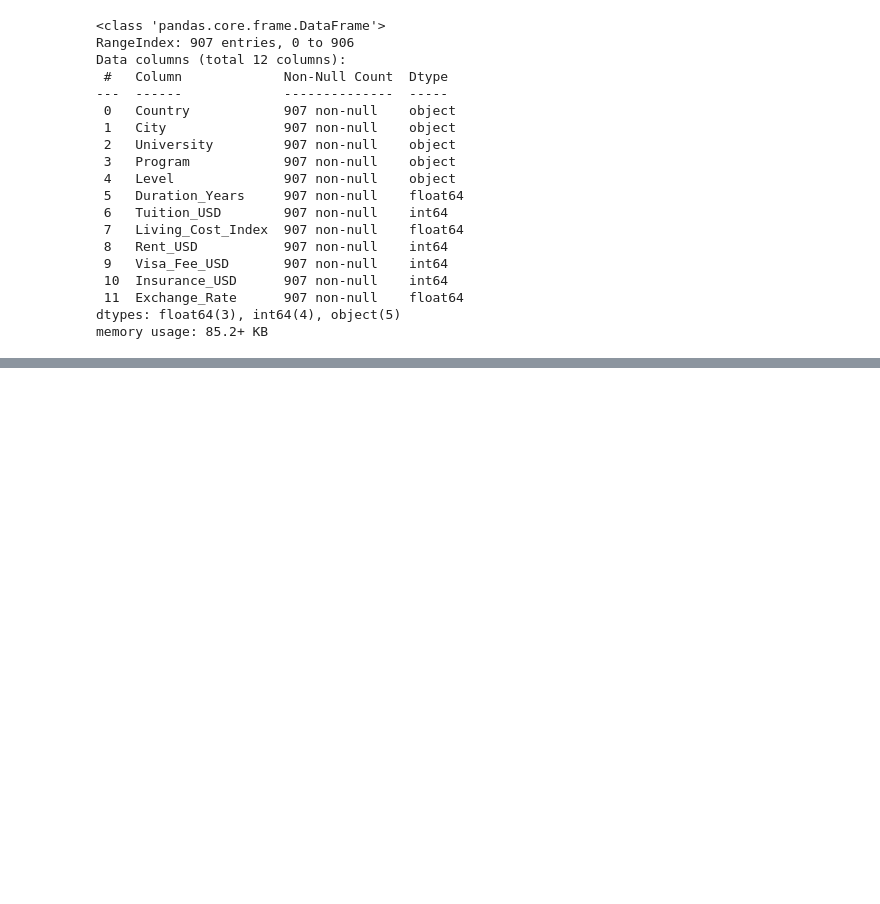
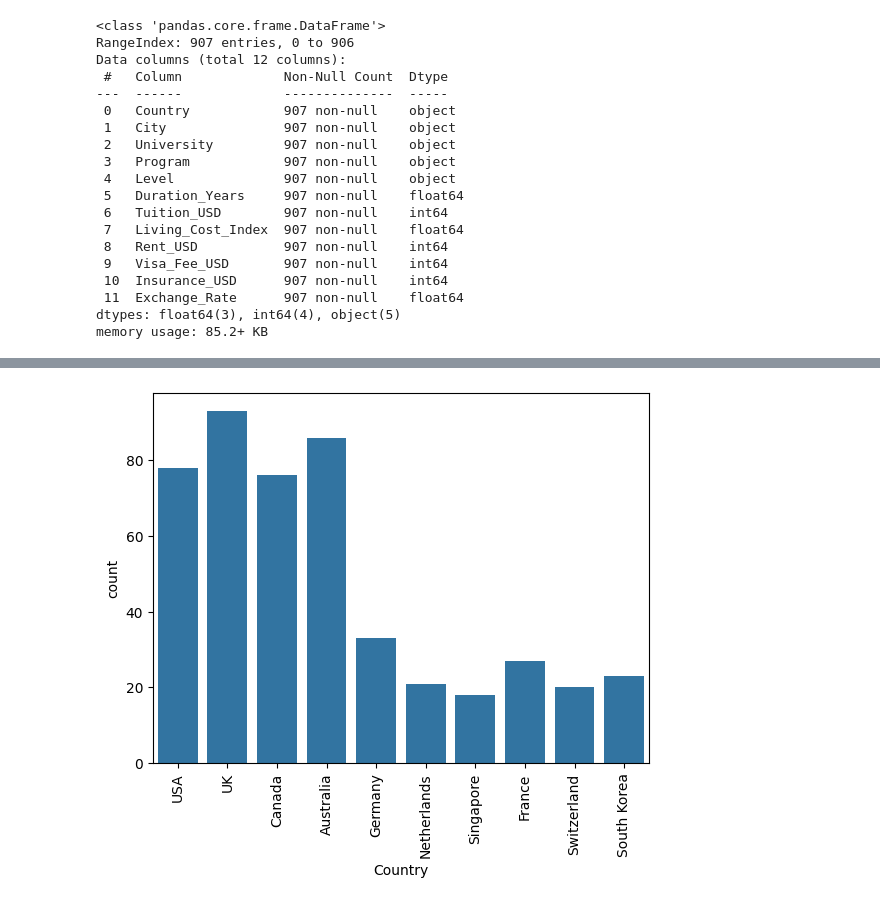
Before and after one commit to Sgpaisa/assignment_practice, a Jupyter notebook: MachineLearning/demo.ipynb, the cells around one changed output, grey strips where cells are left out. Cells and saved outputs as stored; diff of their text form; code cells hidden in the pictures; blank space fills up the shorter version.

```diff
--- a/MachineLearning/demo.ipynb
+++ b/MachineLearning/demo.ipynb
@@ -56,0 +168,8 @@ df.shape()
+# %%
+df['Duration_Years']=df['Duration_Years'].astype('float32')
+# %%
+df['Tuition_USD']=df['Tuition_USD'].astype('int32')
+# %%
+df['Rent_USD']=df['Rent_USD'].astype('int32')
+df['Visa_Fee_USD']=df['Visa_Fee_USD'].astype('int32')
+df['Insurance_USD']=df['Insurance_USD'].astype('int32')
@@ -56,0 +230,8 @@ df.shape()
+# %%
+country=df[df['Country'].isin(['UK','Australia','USA','Canada','Germany','France','South Korea','Netherlands','Switzerland','Singapore'])]
+# %%
+sns.countplot(data=country,x='Country')
+plt.xticks(rotation='vertical')
+plt.show()
+# %% [output]
+[figure, added]
```
Also changed, not shown: parts of 68 cells of this notebook.
